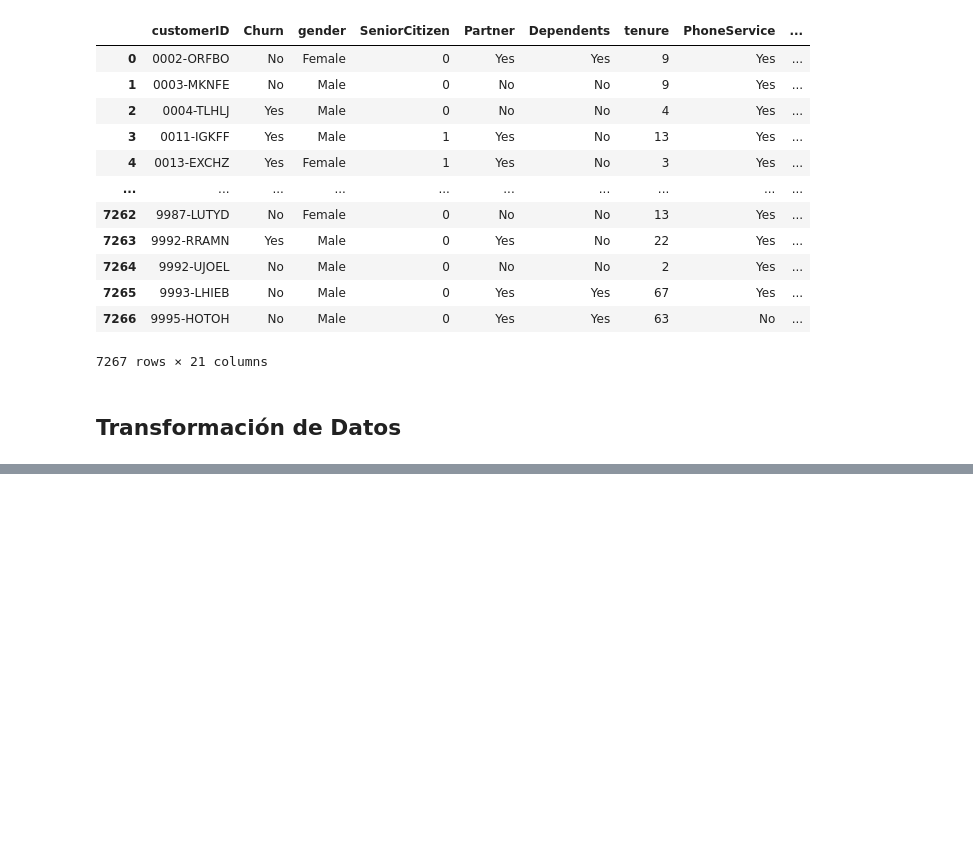
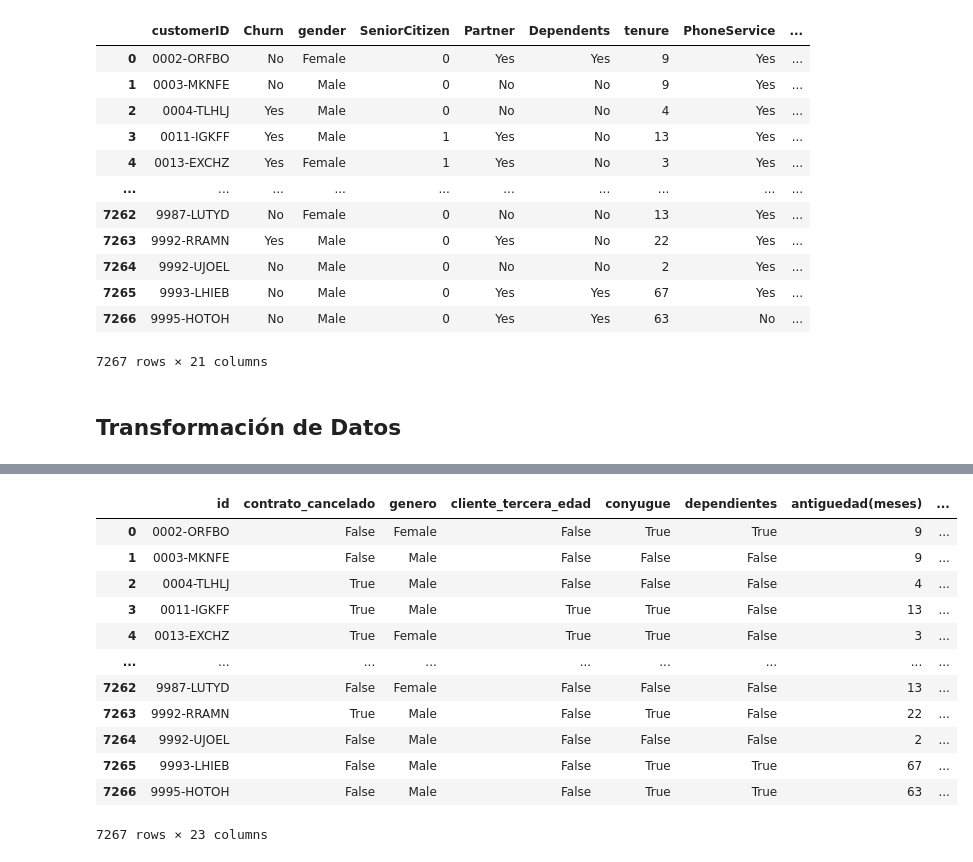
Before and after one commit to Fersh5/TelecomX, a Jupyter notebook: analisis_evasion_cliente.ipynb, the cells around one changed output, grey strips where cells are left out. Cells and saved outputs as stored; diff of their text form; code cells hidden in the pictures; blank space fills up the shorter version.

```diff
--- a/analisis_evasion_cliente.ipynb
+++ b/analisis_evasion_cliente.ipynb
@@ -74,0 +266,22 @@ clean_data
+# %%
+clean_data.rename(columns={'servicio_internet':'tipo_conexion'},inplace=True)
+# %%
+clean_data['servicio_internet'] = [i if i is False else True for i in clean_data['tipo_conexion']]
+# %%
+clean_data['tipo_conexion'] = clean_data['tipo_conexion'].replace(False,'sin conexion')
+# %%
+clean_data
+# %% [output]
+|  | id | contrato_cancelado | genero | cliente_tercera_edad | conyugue | dependientes | antiguedad(meses) | ... |
+| 0 | 0002-ORFBO | False | Female | False | True | True | 9 | ... |
+| 1 | 0003-MKNFE | False | Male | False | False | False | 9 | ... |
+| 2 | 0004-TLHLJ | True | Male | False | False | False | 4 | ... |
+| 3 | 0011-IGKFF | True | Male | True | True | False | 13 | ... |
+| 4 | 0013-EXCHZ | True | Female | True | True | False | 3 | ... |
+| ... | ... | ... | ... | ... | ... | ... | ... | ... |
+| 7262 | 9987-LUTYD | False | Female | False | False | False | 13 | ... |
+| 7263 | 9992-RRAMN | True | Male | False | True | False | 22 | ... |
+| 7264 | 9992-UJOEL | False | Male | False | False | False | 2 | ... |
+| 7265 | 9993-LHIEB | False | Male | False | True | True | 67 | ... |
+| 7266 | 9995-HOTOH | False | Male | False | True | True | 63 | ... |
+7267 rows × 23 columns
```
Also changed, not shown: parts of 25 cells of this notebook, 1 other file.
